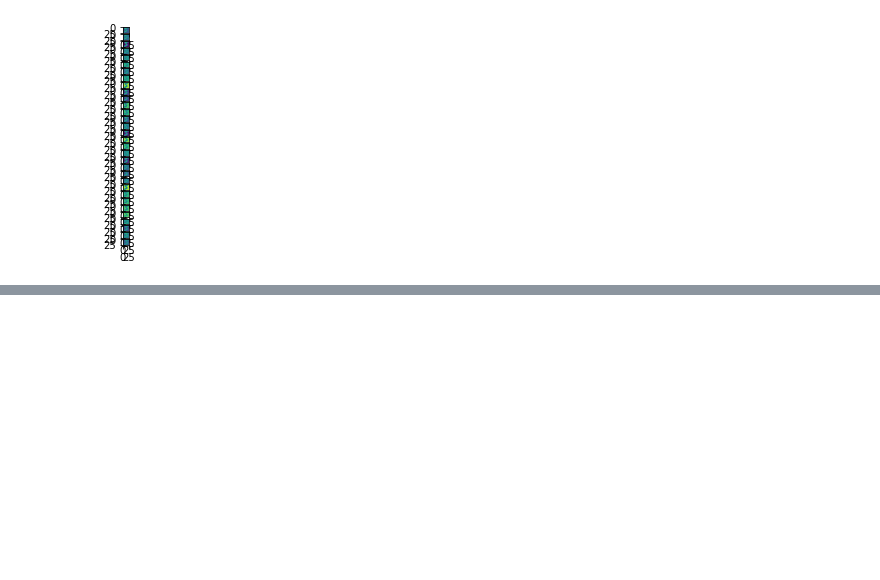
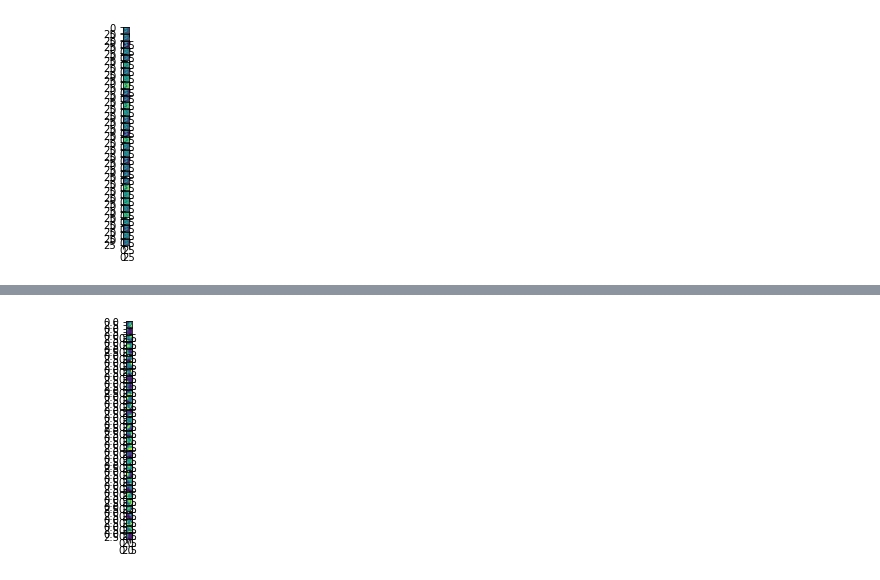
Before and after one commit to Kunhee-Kim/MNIST, a Jupyter notebook: prelim.ipynb, the cells around one changed output, grey strips where cells are left out. Drawn from its saved outputs; the diff is of its cells as text; code cells hidden in the pictures; blank space fills up the shorter version.

```diff
--- a/prelim.ipynb
+++ b/prelim.ipynb
@@ -84,6 +84,30 @@ class CNN2(nn.Module):
         x = F.relu(self.fc2(x))
         x = self.fc3(x)
         return x
+# %%
+class CNN3(nn.Module):
+
+    def __init__(self):
+        super(CNN3, self).__init__()
+        self.conv1 = nn.Conv2d(1, 32, 5, 1)
+        self.pool = nn.MaxPool2d(2,2)
+        self.conv2 = nn.Conv2d(32, 64, 5, 1)
+        self.fc1 = nn.Linear(1024, 128)
+        self.fc2 = nn.Linear(128, 84)
+        self.fc3 = nn.Linear(84, 10)
+
+    def forward(self, x):
+        x = self.conv1(x)
+        x = F.relu(x)
+        x = self.pool(x)
+        x = self.conv2(x)
+        x = F.relu(x)
+        x = self.pool(x)
+        x = torch.flatten(x, 1)
+        x = F.relu(self.fc1(x))
+        x = F.relu(self.fc2(x))
+        x = self.fc3(x)
+        return x
 # %%
 device = 'cuda' if torch.cuda.is_available() else 'cpu'
 
@@ -323,0 +330,4 @@ Actual number: [2 9 6 1 8 1 7 7 8 7]
+# %%
+model3 = CNN3()
+criterion = nn.CrossEntropyLoss()
+optimizer3 = torch.optim.Adam(model3.parameters(), lr=learning_rate)
@@ -323,0 +377,7 @@ Actual number: [2 9 6 1 8 1 7 7 8 7]
+# %%
+kernels = model3.conv1.weight.detach()
+fig, axarr = plt.subplots(kernels.size(0))
+for idx in range(kernels.size(0)):
+    axarr[idx].imshow(kernels[idx].squeeze())
+# %% [output]
+[figure, added]
```
Also changed, not shown: parts of 9 cells of this notebook.
